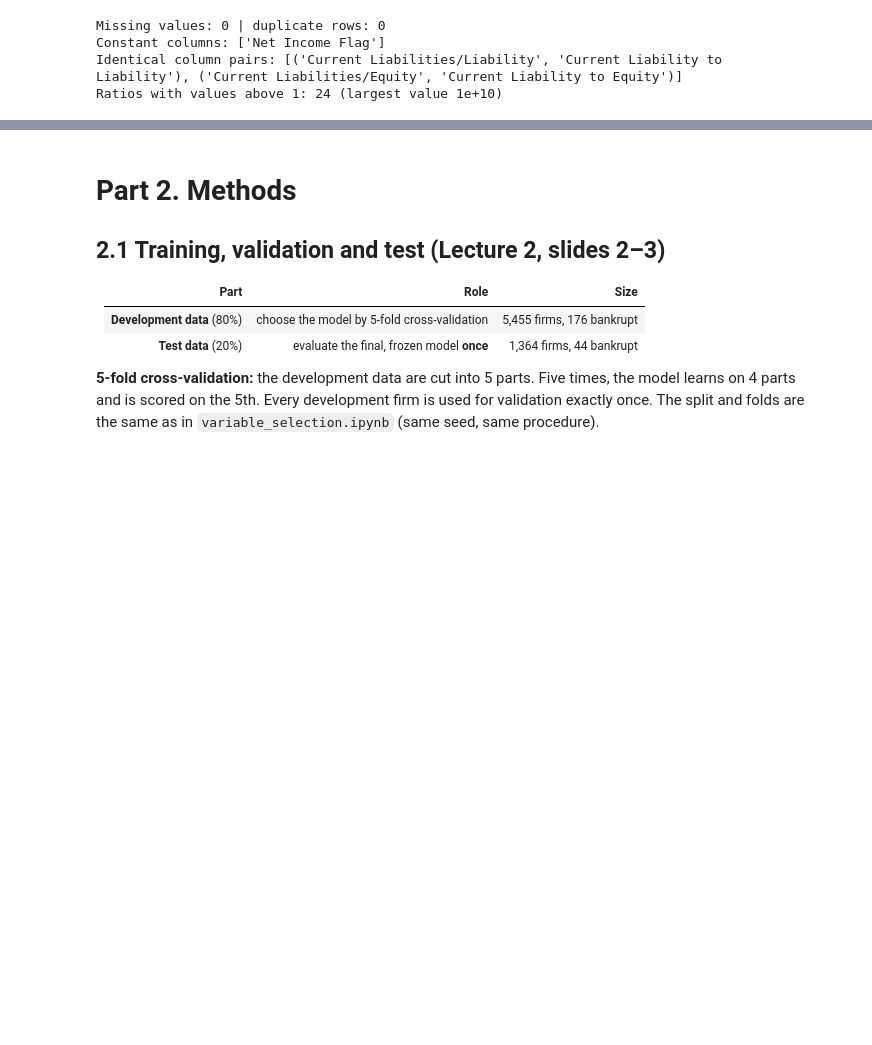
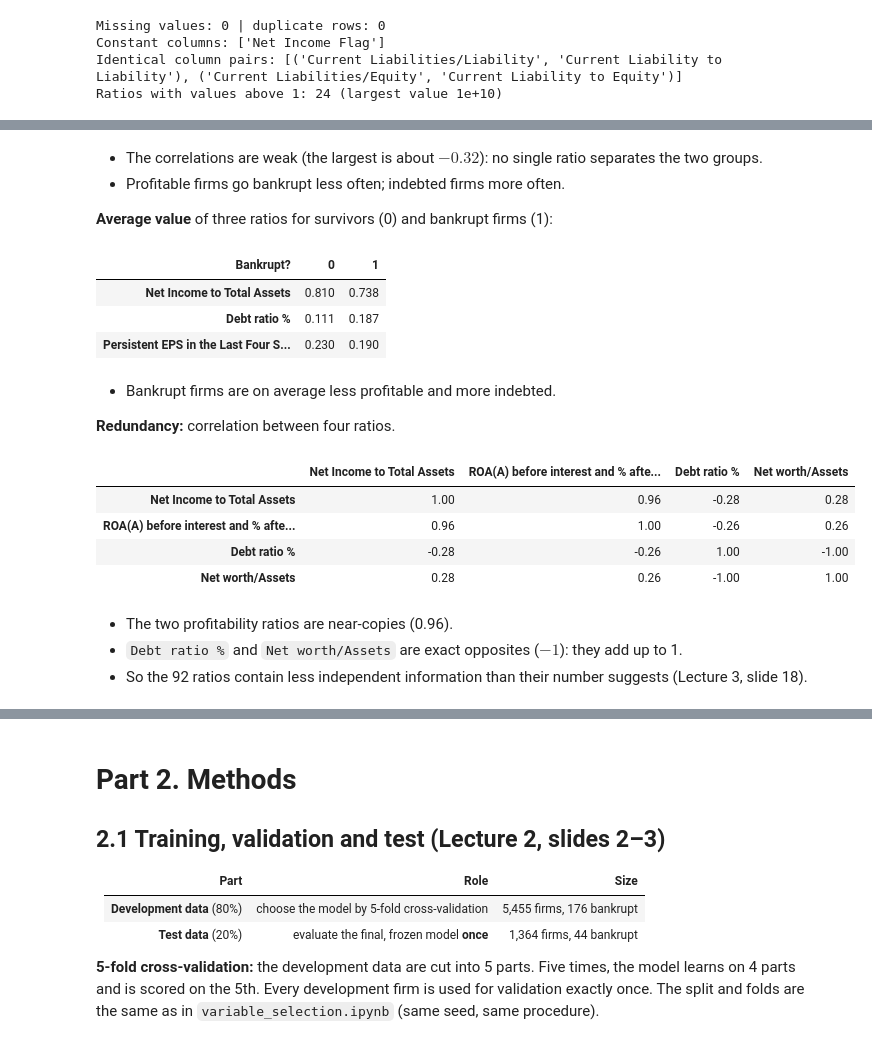
Before and after one commit to SARx613/Augmented-Decision-Final-Project, a Jupyter notebook: final_project.ipynb, the cells around one changed output, grey strips where cells are left out. Cells and saved outputs as stored; diff of their text form; code cells hidden in the pictures; blank space fills up the shorter version.

```diff
--- a/final_project.ipynb
+++ b/final_project.ipynb
@@ -135,0 +161,30 @@ Everything that is *learned* from the data is learned from training rows only, i
+# %% [markdown]
+- The correlations are weak (the largest is about $-0.32$): no single ratio separates the two groups.
+- Profitable firms go bankrupt less often; indebted firms more often.
+
+**Average value** of three ratios for survivors (0) and bankrupt firms (1):
+# %%
+names = ["Net Income to Total Assets", "Debt ratio %", "Persistent EPS in the Last Four Seasons"]
+X_eda.groupby(y_eda)[names].mean().T.round(3)
+# %% [output]
+| Bankrupt? | 0 | 1 |
+| Net Income to Total Assets | 0.810 | 0.738 |
+| Debt ratio % | 0.111 | 0.187 |
+| Persistent EPS in the Last Four S... | 0.230 | 0.190 |
+# %% [markdown]
+- Bankrupt firms are on average less profitable and more indebted.
+
+**Redundancy:** correlation between four ratios.
+# %%
+four = ["Net Income to Total Assets", "ROA(A) before interest and % after tax", "Debt ratio %", "Net worth/Assets"]
+X_eda[four].corr().round(2)
+# %% [output]
+|  | Net Income to Total Assets | ROA(A) before interest and % afte... | Debt ratio % | Net worth/Assets |
+| Net Income to Total Assets | 1.00 | 0.96 | -0.28 | 0.28 |
+| ROA(A) before interest and % afte... | 0.96 | 1.00 | -0.26 | 0.26 |
+| Debt ratio % | -0.28 | -0.26 | 1.00 | -1.00 |
+| Net worth/Assets | 0.28 | 0.26 | -1.00 | 1.00 |
+# %% [markdown]
+- The two profitability ratios are near-copies (0.96).
+- `Debt ratio %` and `Net worth/Assets` are exact opposites ($-1$): they add up to 1.
+- So the 92 ratios contain less independent information than their number suggests (Lecture 3, slide 18).
```
Also changed, not shown: parts of 10 cells of this notebook, 2 other files.
